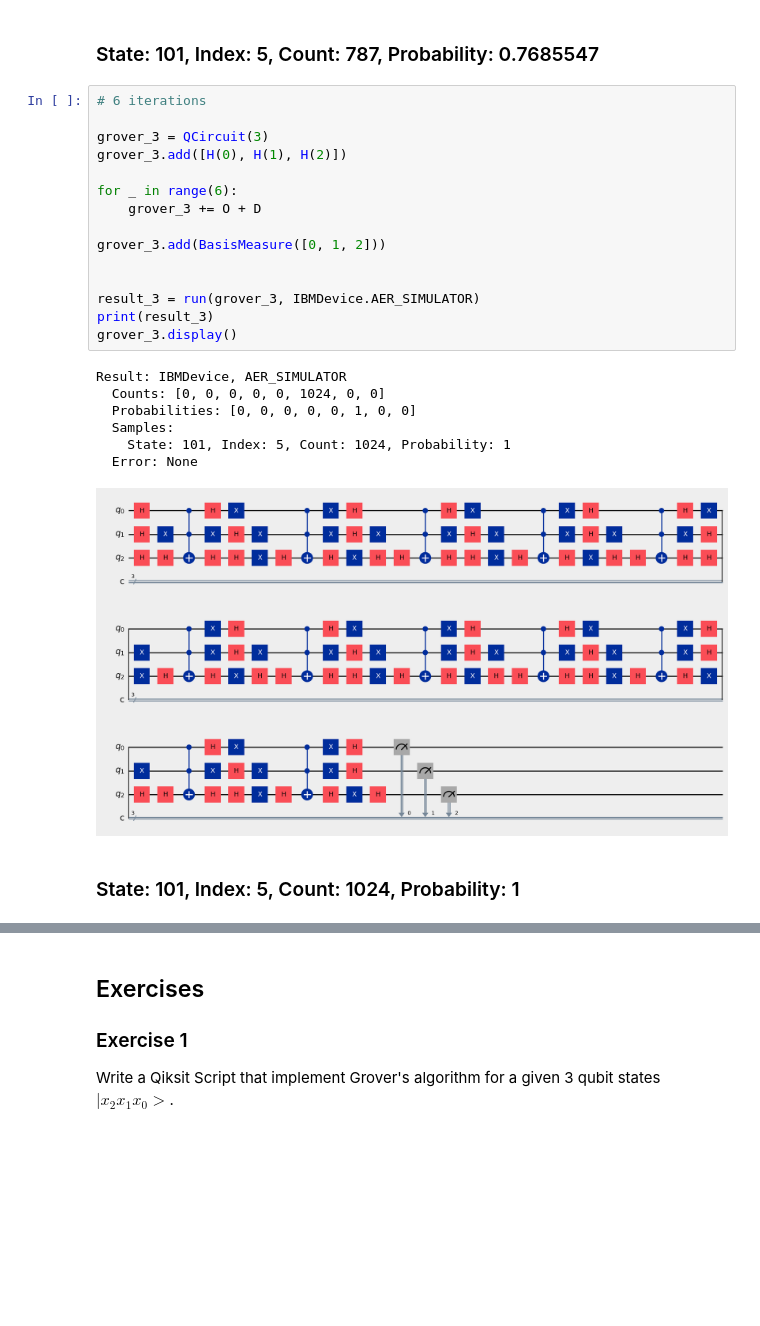
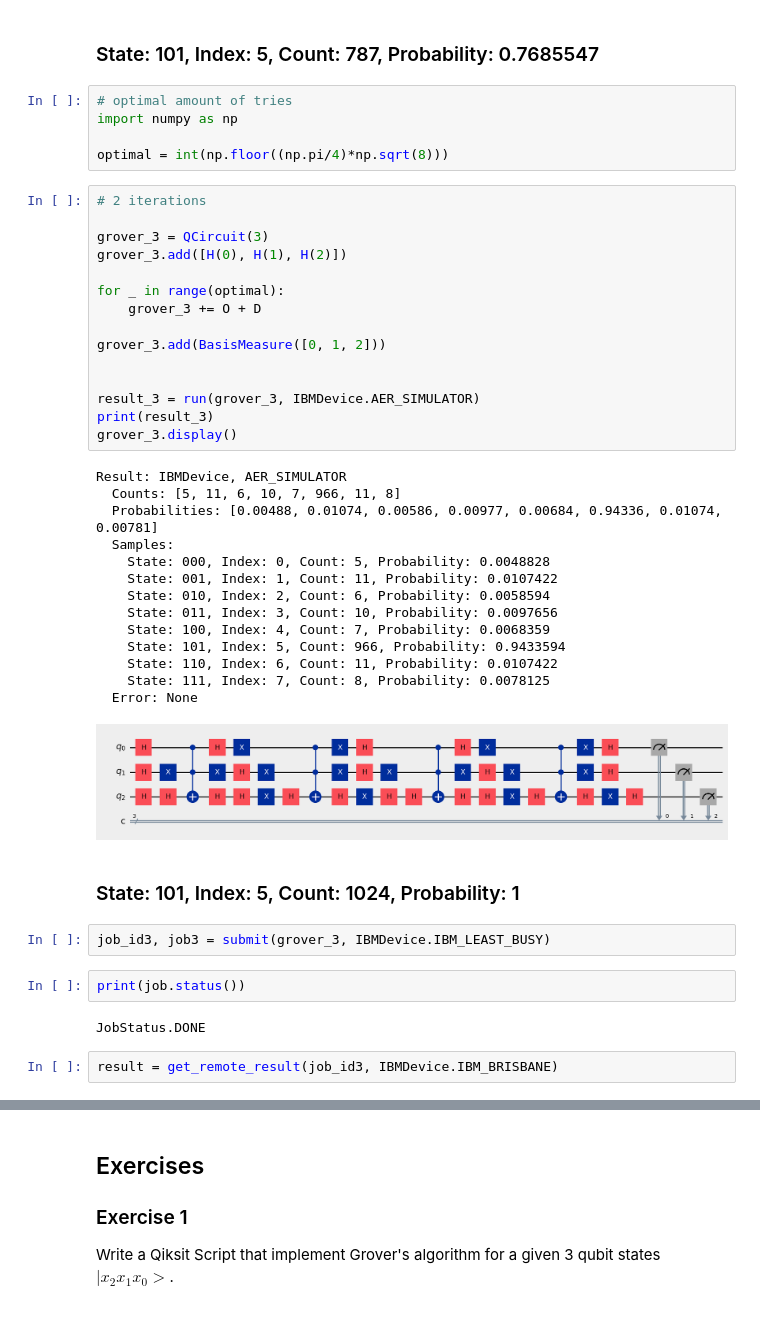
Before and after one commit to zshelali/UTBM-Math, a Jupyter notebook: IT41/Practical-Session-4-Quantum-Algorithms/quantum_algorithms.ipynb, the cells around one changed output, grey strips where cells are left out. Saved outputs shown, nothing was run; the diff lists cells and outputs as text; blank space fills up the shorter version.

```diff
--- a/IT41/Practical-Session-4-Quantum-Algorithms/quantum_algorithms.ipynb
+++ b/IT41/Practical-Session-4-Quantum-Algorithms/quantum_algorithms.ipynb
@@ -856,28 +856,48 @@ c: 3/═════════════════════════
                                                              0  1  2
 # %% [markdown]
 ### State: 101, Index: 5, Count: 787, Probability: 0.7685547
+# %%
+# optimal amount of tries
+import numpy as np
+
+optimal = int(np.floor((np.pi/4)*np.sqrt(8)))
 # %%
-# 6 iterations
+# 2 iterations
 
 grover_3 = QCircuit(3)
 grover_3.add([H(0), H(1), H(2)])
 
-for _ in range(6):
+for _ in range(optimal):
     grover_3 += O + D
 
 grover_3.add(BasisMeasure([0, 1, 2]))
 
 
 result_3 = run(grover_3, IBMDevice.AER_SIMULATOR)
 print(result_3)
 grover_3.display()
 # %% [output]
 Result: IBMDevice, AER_SIMULATOR
-  Counts: [0, 0, 0, 0, 0, 1024, 0, 0]
-  Probabilities: [0, 0, 0, 0, 0, 1, 0, 0]
+  Counts: [5, 11, 6, 10, 7, 966, 11, 8]
+  Probabilities: [0.00488, 0.01074, 0.00586, 0.00977, 0.00684, 0.94336, 0.01074, 0.00781]
   Samples:
-    State: 101, Index: 5, Count: 1024, Probability: 1
+    State: 000, Index: 0, Count: 5, Probability: 0.0048828
+    State: 001, Index: 1, Count: 11, Probability: 0.0107422
+    State: 010, Index: 2, Count: 6, Probability: 0.0058594
+    State: 011, Index: 3, Count: 10, Probability: 0.0097656
+    State: 100, Index: 4, Count: 7, Probability: 0.0068359
+    State: 101, Index: 5, Count: 966, Probability: 0.9433594
+    State: 110, Index: 6, Count: 11, Probability: 0.0107422
+    State: 111, Index: 7, Count: 8, Probability: 0.0078125
   Error: None
-[figure, old version]
+[figure, new version]
 # %% [markdown]
 ### State: 101, Index: 5, Count: 1024, Probability: 1
+# %%
+job_id3, job3 = submit(grover_3, IBMDevice.IBM_LEAST_BUSY)
+# %%
+print(job.status())
+# %% [output]
+JobStatus.DONE
+# %%
+result = get_remote_result(job_id3, IBMDevice.IBM_BRISBANE)
```
Also changed, not shown: parts of 11 cells of this notebook.
